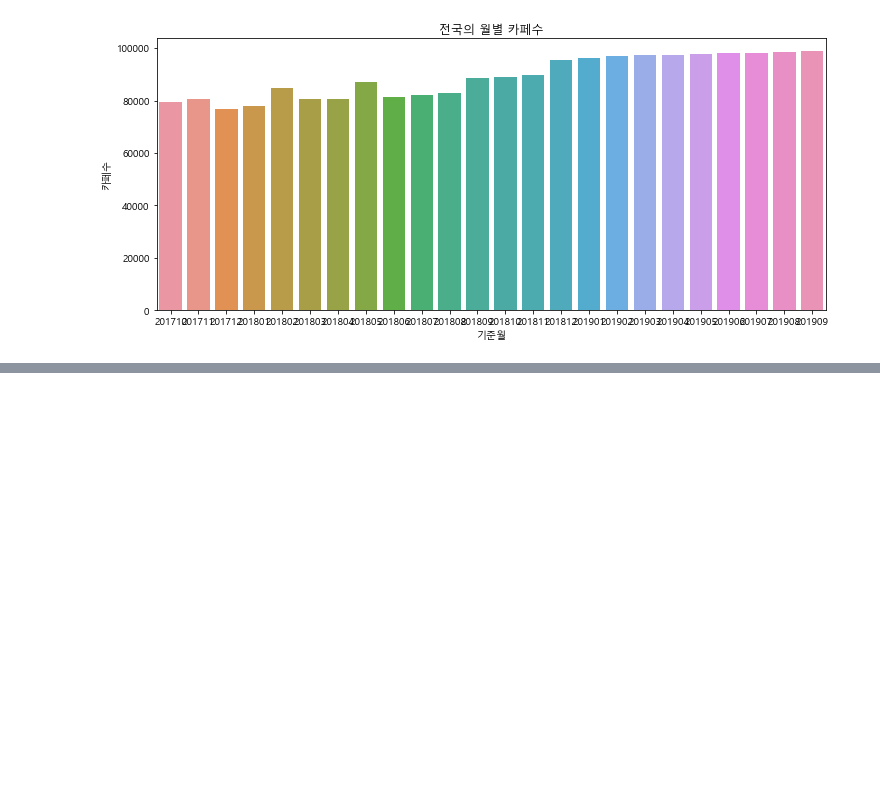
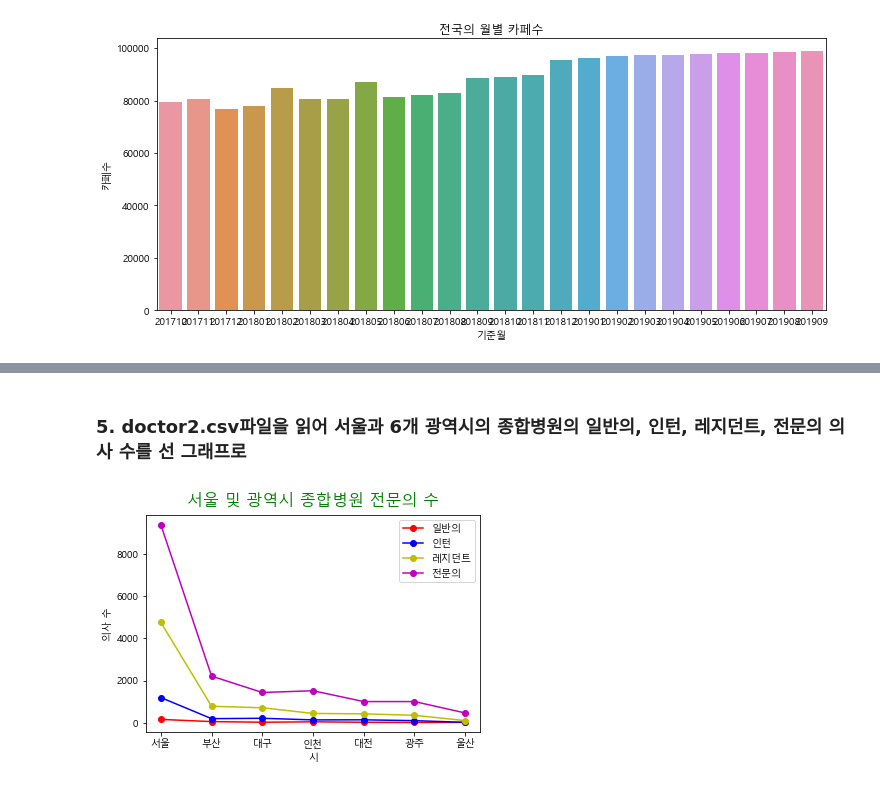
Before and after one commit to EGEG1212/Data-Analysis-2020, a Jupyter notebook: 04.Visual/05a.문제201116.ipynb, the cells around one changed output, grey strips where cells are left out. Cells and saved outputs as stored; diff of their text form; code cells hidden in the pictures; blank space fills up the shorter version.

```diff
--- a/04.Visual/05a.문제201116.ipynb
+++ b/04.Visual/05a.문제201116.ipynb
@@ -106,0 +189,14 @@ axis_range = plt.axis('scaled')
+# %% [markdown]
+### 5. doctor2.csv파일을 읽어 서울과 6개 광역시의 종합병원의 일반의, 인턴, 레지던트, 전문의 의사 수를 선 그래프로
+# %%
+plt.plot(g.index, g['일반의 수'], 'ro-',label="일반의")
+plt.plot(g.index, g['인턴 수'], 'bo-',label="인턴")
+plt.plot(g.index, g['레지던트 수'], 'yo-',label="레지던트")
+plt.plot(g.index, g['전문의 수'], 'mo-',label="전문의")
+plt.title('서울 및 광역시 종합병원 전문의 수', loc='center', pad=10, fontsize=16, color='g')
+plt.xlabel('시')
+plt.ylabel('의사 수')
+plt.legend()
+plt.show()
+# %% [output]
+[figure, added]
```
Also changed, not shown: parts of 19 cells of this notebook.
